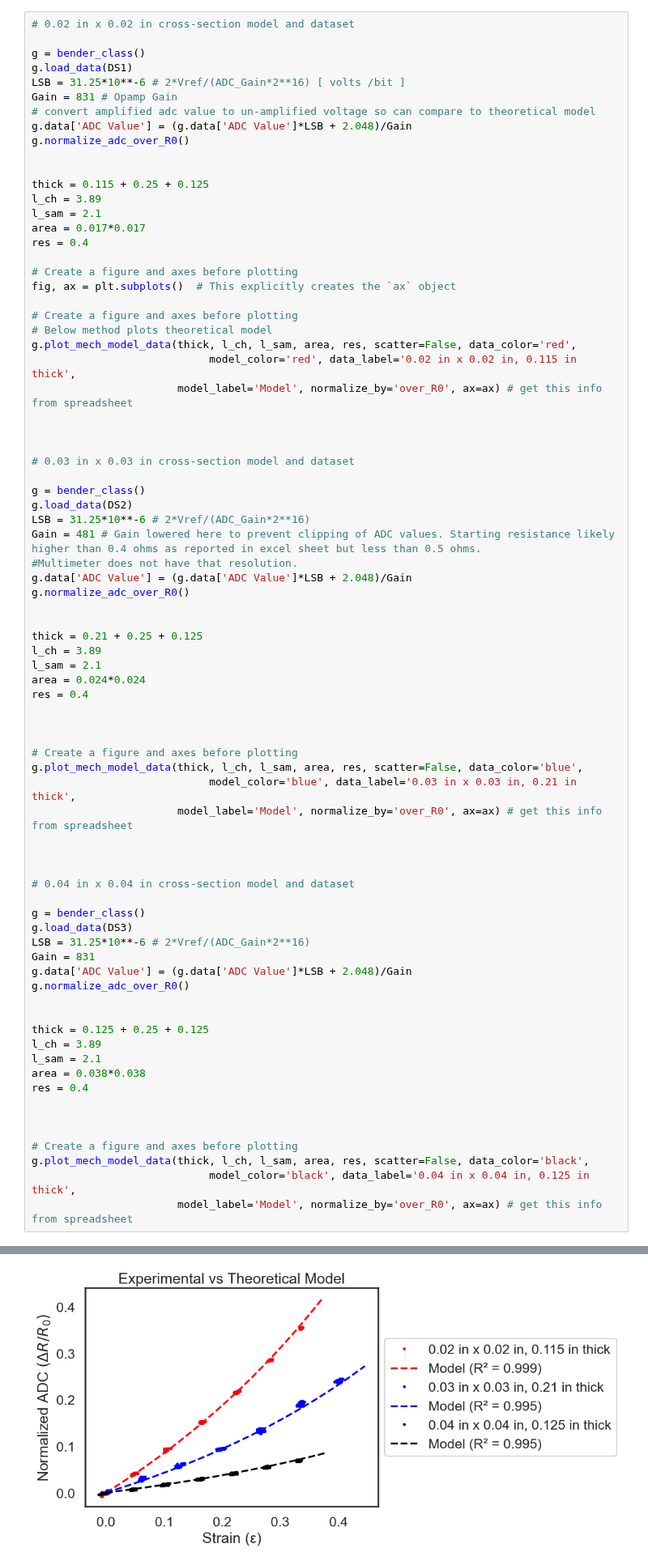
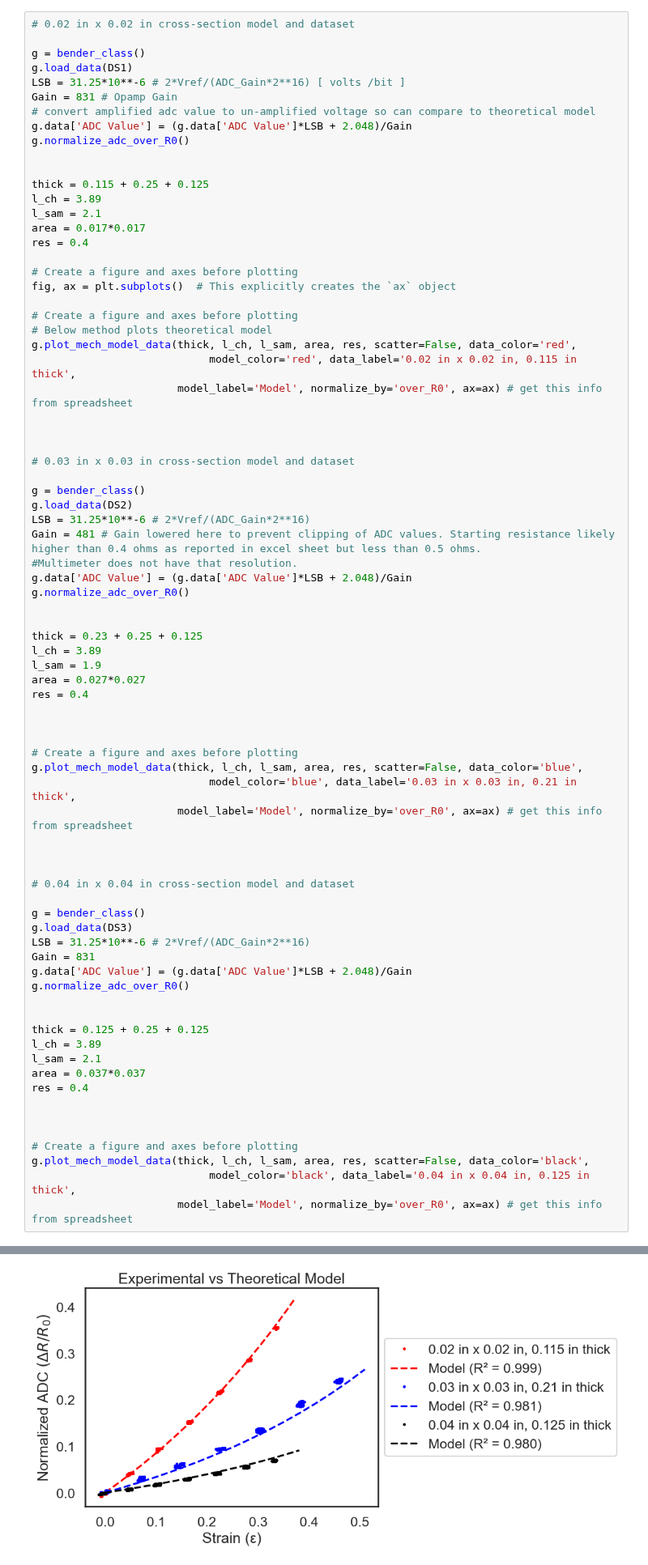
Before and after one commit to neuralengatberkeley/Strain-Sensor-, a Jupyter notebook: Code/analysis/model fitting.ipynb, the cells around one changed output, grey strips where cells are left out. Shown at 81% size. Cells and saved outputs as stored; diff of their text form.

```diff
--- a/Code/analysis/model fitting.ipynb
+++ b/Code/analysis/model fitting.ipynb
@@ -124,10 +124,10 @@ g.data['ADC Value'] = (g.data['ADC Value']*LSB + 2.048)/Gain
 g.normalize_adc_over_R0()
 
 
-thick = 0.21 + 0.25 + 0.125
+thick = 0.23 + 0.25 + 0.125
 l_ch = 3.89
-l_sam = 2.1
-area = 0.024*0.024
+l_sam = 1.9
+area = 0.027*0.027
 res = 0.4
 
 
@@ -141,32 +141,32 @@ g.plot_mech_model_data(thick, l_ch, l_sam, area, res, scatter=False, data_color=
 
 # 0.04 in x 0.04 in cross-section model and dataset
 
 g = bender_class()
 g.load_data(DS3)
 LSB = 31.25*10**-6 # 2*Vref/(ADC_Gain*2**16)
 Gain = 831
 g.data['ADC Value'] = (g.data['ADC Value']*LSB + 2.048)/Gain
 g.normalize_adc_over_R0()
 
 
 thick = 0.125 + 0.25 + 0.125
 l_ch = 3.89
 l_sam = 2.1
-area = 0.038*0.038
+area = 0.037*0.037
 res = 0.4
 
 
 
 # Create a figure and axes before plotting
 g.plot_mech_model_data(thick, l_ch, l_sam, area, res, scatter=False, data_color='black',
                             model_color='black', data_label='0.04 in x 0.04 in, 0.125 in thick',
                        model_label='Model', normalize_by='over_R0', ax=ax) # get this info from spreadsheet
 # %% [output]
 ['C:/Users/toppe/OneDrive - CSU Maritime Academy/Documents/GitHub/Strain-Sensor-\\CSV Data/5_22_25/2.1_static_v1_silpoxy_5_22_25.csv']
 ADC normalized with initial value R₀: 0.001814192238267148
 ['C:/Users/toppe/OneDrive - CSU Maritime Academy/Documents/GitHub/Strain-Sensor-\\CSV Data/6_6_25/2.1_static_v3_silpoxy_0.03_6_6_25.csv']
 ADC normalized with initial value R₀: 0.00243587577962578
 ['C:/Users/toppe/OneDrive - CSU Maritime Academy/Documents/GitHub/Strain-Sensor-\\CSV Data/6_4_25/2.1_static_v2_silpoxy_0.04_6_4_25.csv']
 ADC normalized with initial value R₀: 0.0020125977737665466
 <Axes: title={'center': 'Experimental vs Theoretical Model'}, xlabel='Strain (ε)', ylabel='Normalized ADC $(\\Delta R / R_{0})$'>
-[figure, old version]
+[figure, new version]
```
Also changed, not shown: parts of 1 cell of this notebook, 16 other files.
